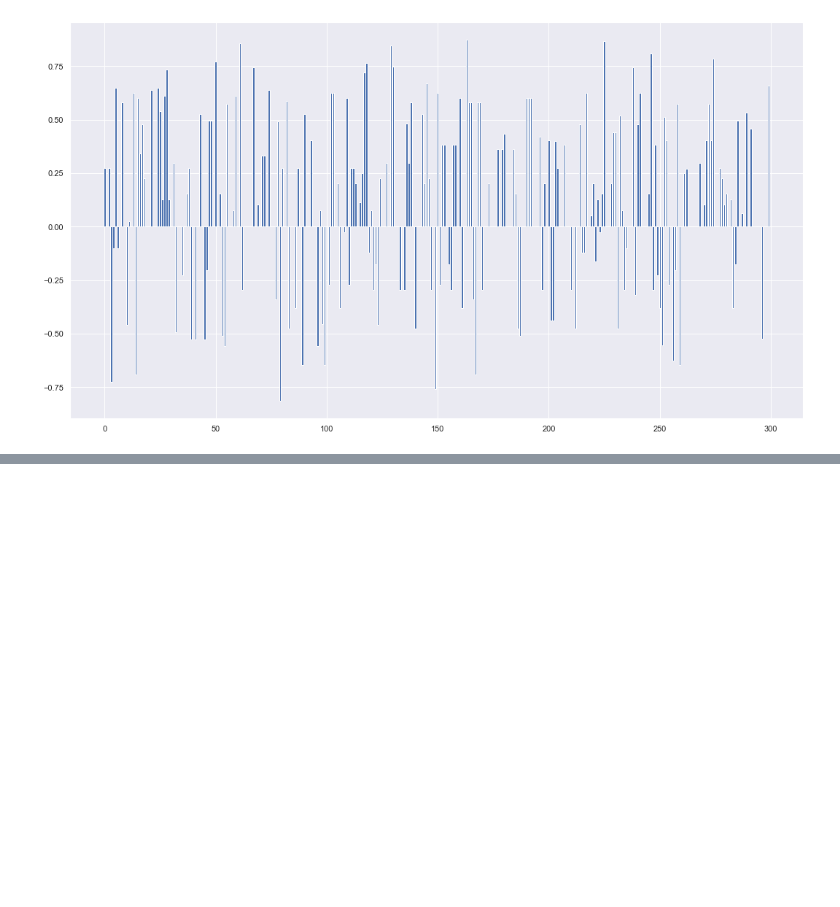
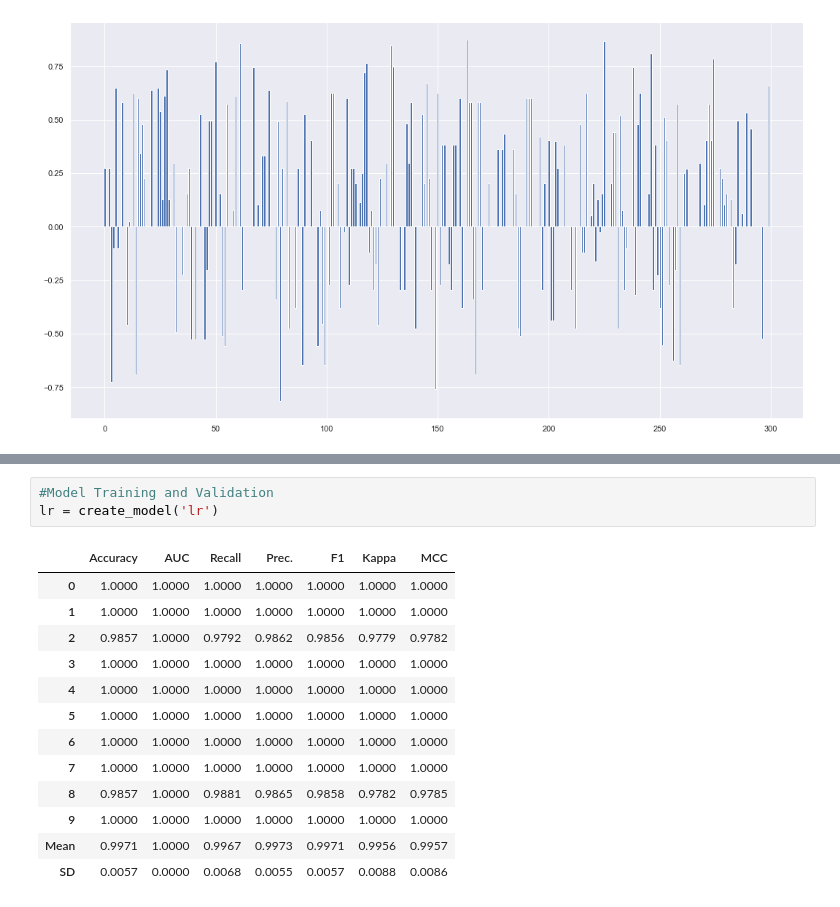
Before and after one commit to Nethmifonseka97/Twitter_Sentiment_Analysis, a Jupyter notebook: Distinguishing Sentiments.ipynb, the cells around one changed output, grey strips where cells are left out. Saved outputs shown, nothing was run; the diff lists cells and outputs as text; blank space fills up the shorter version.

```diff
--- a/Distinguishing Sentiments.ipynb
+++ b/Distinguishing Sentiments.ipynb
@@ -376,0 +389,17 @@ ImportError: cannot import name 'FrameOrSeriesUnion' from 'pandas._typing' (C:\U
+# %%
+#Model Training and Validation
+lr = create_model('lr')
+# %% [output]
+|  | Accuracy | AUC | Recall | Prec. | F1 | Kappa | MCC |
+| 0 | 1.0000 | 1.0000 | 1.0000 | 1.0000 | 1.0000 | 1.0000 | 1.0000 |
+| 1 | 1.0000 | 1.0000 | 1.0000 | 1.0000 | 1.0000 | 1.0000 | 1.0000 |
+| 2 | 0.9857 | 1.0000 | 0.9792 | 0.9862 | 0.9856 | 0.9779 | 0.9782 |
+| 3 | 1.0000 | 1.0000 | 1.0000 | 1.0000 | 1.0000 | 1.0000 | 1.0000 |
+| 4 | 1.0000 | 1.0000 | 1.0000 | 1.0000 | 1.0000 | 1.0000 | 1.0000 |
+| 5 | 1.0000 | 1.0000 | 1.0000 | 1.0000 | 1.0000 | 1.0000 | 1.0000 |
+| 6 | 1.0000 | 1.0000 | 1.0000 | 1.0000 | 1.0000 | 1.0000 | 1.0000 |
+| 7 | 1.0000 | 1.0000 | 1.0000 | 1.0000 | 1.0000 | 1.0000 | 1.0000 |
+| 8 | 0.9857 | 1.0000 | 0.9881 | 0.9865 | 0.9858 | 0.9782 | 0.9785 |
+| 9 | 1.0000 | 1.0000 | 1.0000 | 1.0000 | 1.0000 | 1.0000 | 1.0000 |
+| Mean | 0.9971 | 1.0000 | 0.9967 | 0.9973 | 0.9971 | 0.9956 | 0.9957 |
+| SD | 0.0057 | 0.0000 | 0.0068 | 0.0055 | 0.0057 | 0.0088 | 0.0086 |
```
Also changed, not shown: parts of 6 cells of this notebook, 1 other file.
